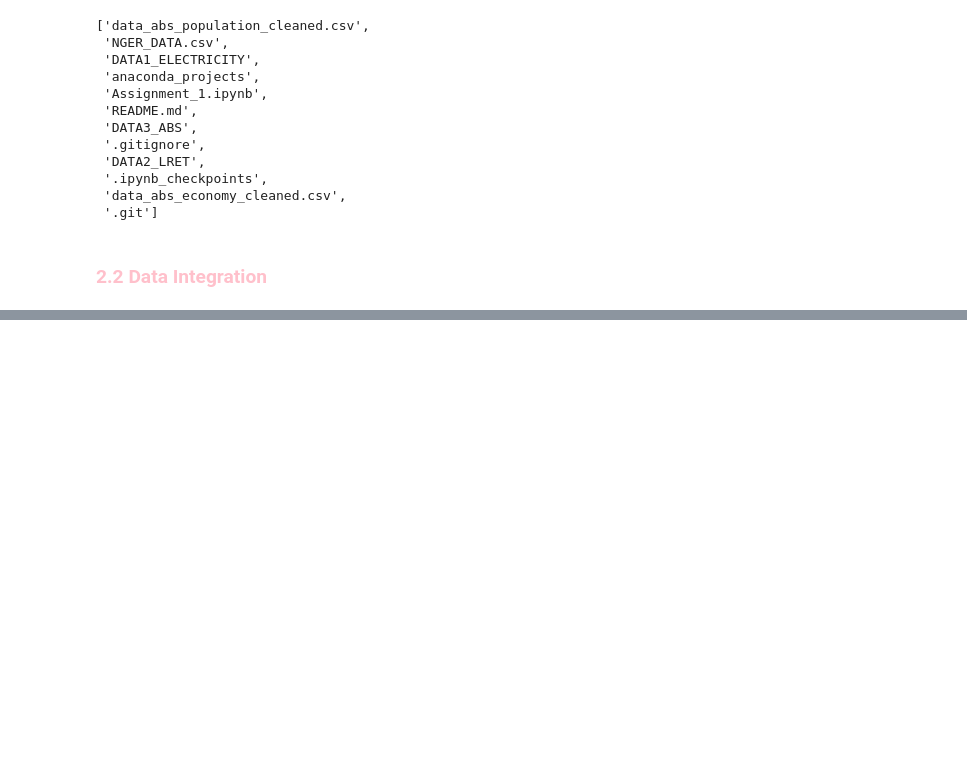
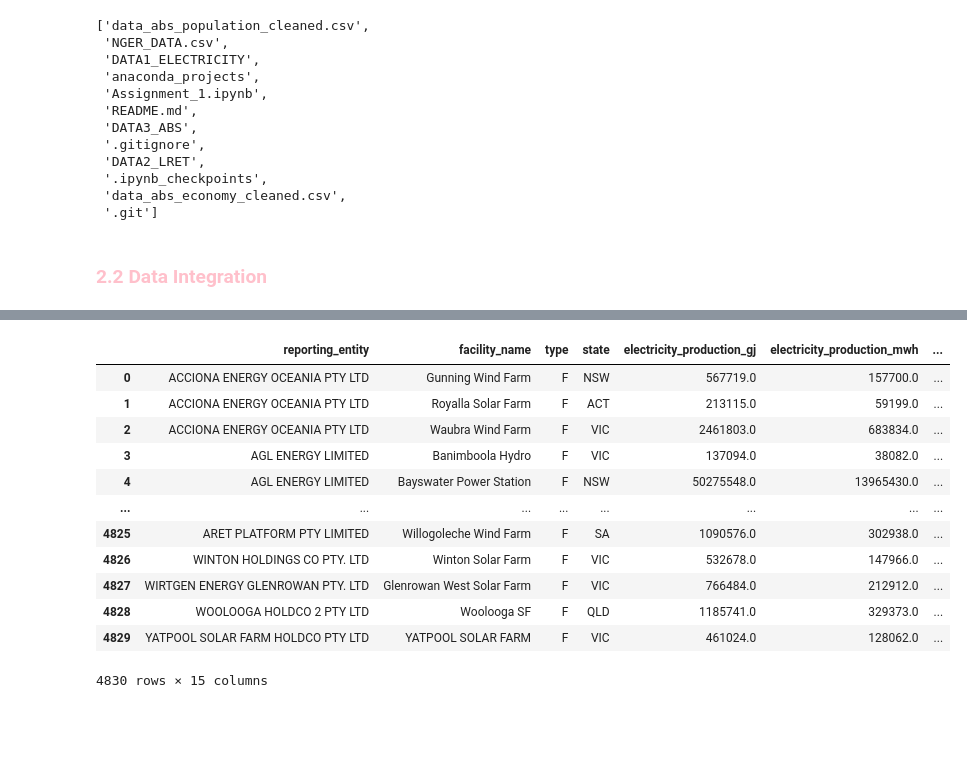
Before and after one commit to renggafirmandika/data_engineering, a Jupyter notebook: Assignment_1.ipynb, the cells around one changed output, grey strips where cells are left out. Cells and saved outputs as stored; diff of their text form; code cells hidden in the pictures; blank space fills up the shorter version.

Commit message:
add augmentation code and augmented nger and abs data

```diff
--- a/Assignment_1.ipynb
+++ b/Assignment_1.ipynb
@@ -1471,0 +1474,3 @@ os.listdir()
+# %%
+nger_data = pd.read_csv('NGER_DATA.csv')
+nger_data.head()
@@ -1472,3 +1484,39 @@ os.listdir()
+# %%
+# Rename the columns
+cols = {
+        "Reporting entity": "reporting_entity",
+        "Facility Name": "facility_name",
+        "Type": "type",
+        "State": "state",
+        "Electricity Production GJ": "electricity_production_gj",
+        "Electricity production MWh": "electricity_production_mwh",
+        "Total scope 1 emissions t CO2 e": "total_scope1_emissions_tco2e",
+        "Total scope 2 emissions t CO2 e": "total_scope2_emissions_tco2e",
+        "Total Emissions t CO2 e": "total_emissions_tco2e",
+        "Emission intensity t CO2 e MWh": "emission_intensity_tco2e_mwh",
+        "Grid connected": "grid_conencted",
+        "Grid": "grid",
+        "Primary Fuel": "fuel_source",
+        "Year": "year",
+        "Important Notes": "notes",
+    }
+nger_data = nger_data.rename(columns=cols)
+# %%
+nger_data
+# %% [output]
+|  | reporting_entity | facility_name | type | state | electricity_production_gj | electricity_production_mwh | ... |
+| 0 | ACCIONA ENERGY OCEANIA PTY LTD | Gunning Wind Farm | F | NSW | 567719.0 | 157700.0 | ... |
+| 1 | ACCIONA ENERGY OCEANIA PTY LTD | Royalla Solar Farm | F | ACT | 213115.0 | 59199.0 | ... |
+| 2 | ACCIONA ENERGY OCEANIA PTY LTD | Waubra Wind Farm | F | VIC | 2461803.0 | 683834.0 | ... |
+| 3 | AGL ENERGY LIMITED | Banimboola Hydro | F | VIC | 137094.0 | 38082.0 | ... |
+| 4 | AGL ENERGY LIMITED | Bayswater Power Station | F | NSW | 50275548.0 | 13965430.0 | ... |
+| ... | ... | ... | ... | ... | ... | ... | ... |
+| 4825 | ARET PLATFORM PTY LIMITED | Willogoleche Wind Farm | F | SA | 1090576.0 | 302938.0 | ... |
+| 4826 | WINTON HOLDINGS CO PTY. LTD | Winton Solar Farm | F | VIC | 532678.0 | 147966.0 | ... |
+| 4827 | WIRTGEN ENERGY GLENROWAN PTY. LTD | Glenrowan West Solar Farm | F | VIC | 766484.0 | 212912.0 | ... |
+| 4828 | WOOLOOGA HOLDCO 2 PTY LTD | Woolooga SF | F | QLD | 1185741.0 | 329373.0 | ... |
+| 4829 | YATPOOL SOLAR FARM HOLDCO PTY LTD | YATPOOL SOLAR FARM | F | VIC | 461024.0 | 128062.0 | ... |
+4830 rows × 15 columns
 # %% [markdown]
 #### <b> <span style="color:white">b. CER Data</span></b>
 # %% [markdown]
```
Also changed, not shown: parts of 11 cells of this notebook, 3 other files.
